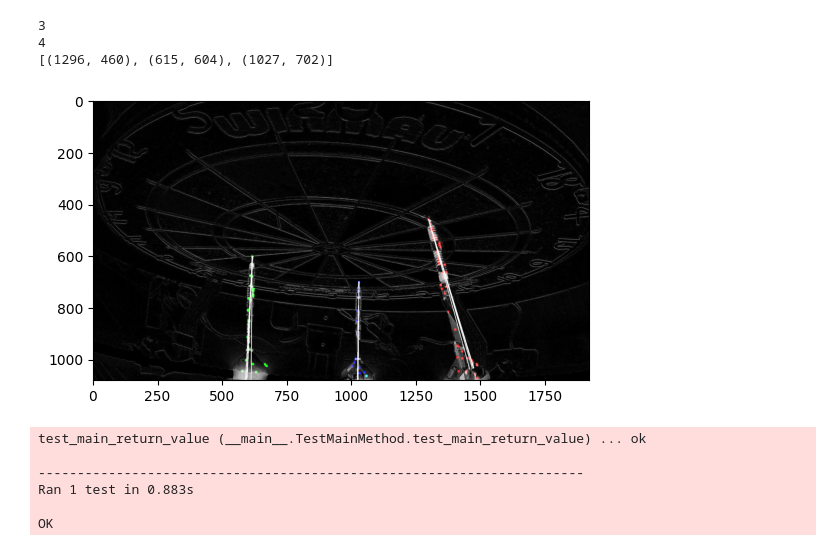
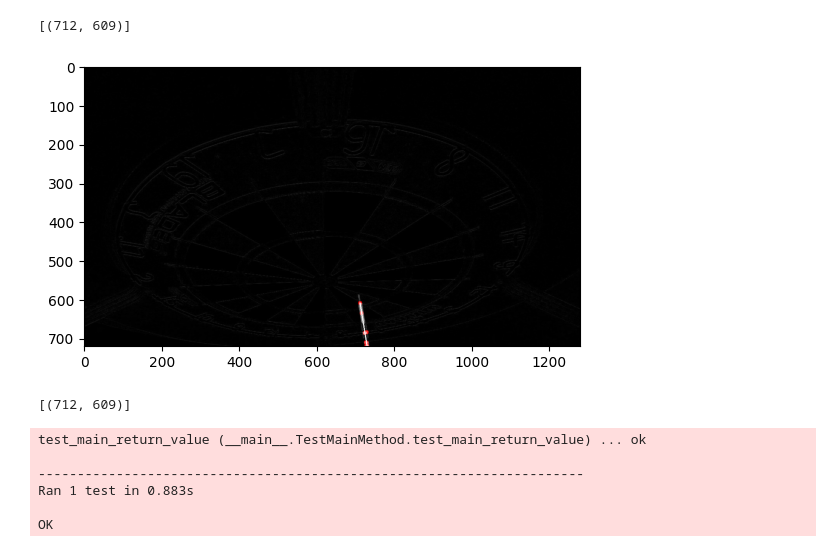
Before and after one commit to MobMonRob/automatedDartStudien, a Jupyter notebook: tracker/experiments/test.ipynb, the cells around one changed output. Drawn from its saved outputs; the diff is of its cells as text; code cells hidden in the pictures.

```diff
--- a/tracker/experiments/test.ipynb
+++ b/tracker/experiments/test.ipynb
@@ -21,7 +21,7 @@ def includedInCone(point, vertex, threshhold_quadratic_function):
     return False
 
 def brighten_image(image, factor):
-    if factor < 0 or factor > 255:
+    if factor < -1 or factor > 255:
         raise ValueError("Factor must be between 0 and 255.")
     brightened_image = image.astype(np.int16) + factor
     return np.clip(brightened_image, 0, 255).astype(np.uint8)
@@ -34,7 +34,7 @@ def enhance_contrast(image, factor):
     return np.clip(contrast_image, 0, 255).astype(np.uint8)
 
 def prepareMask(emptyFrame, dartFrame):
-    brightness_factor = 100
+    brightness_factor = 0
     empty_dartboard_bright = brighten_image(emptyFrame, brightness_factor)
     dartboard_with_darts_bright = brighten_image(dartFrame, brightness_factor)
 
@@ -197,13 +197,16 @@ def findDartPositions(groups):
 # %%
 #Print out the results of the functions
 def main(dartFrame, emptyFrame, printOut):
-    gray_dart = cv2.cvtColor(dartFrame, cv2.COLOR_BGR2GRAY)
-    gray_empty = cv2.cvtColor(emptyFrame, cv2.COLOR_BGR2GRAY)
+    dartFrameRotated = cv2.rotate(dartFrame, cv2.ROTATE_180)
+    emptyFrameRotated = cv2.rotate(emptyFrame, cv2.ROTATE_180)
+
+    gray_dart = cv2.cvtColor(dartFrameRotated, cv2.COLOR_BGR2GRAY)
+    gray_empty = cv2.cvtColor(emptyFrameRotated, cv2.COLOR_BGR2GRAY)
     difference = cv2.absdiff(gray_dart, gray_empty)
     difference = cv2.cvtColor(difference, cv2.COLOR_GRAY2BGR)
 
     #Build difference so only darts are left
-    mask1 = prepareMask(dartFrame, emptyFrame)
+    mask1 = prepareMask(emptyFrameRotated, dartFrameRotated)
 
     mask2 = np.zeros_like(mask1)
     #Find centroid points in mask, draw them into an empty mask, min area threshold removes ausreißer
@@ -211,8 +214,8 @@ def main(dartFrame, emptyFrame, printOut):
     for (cx, cy) in centroids:
         cv2.circle(mask2, (cx, cy), 5, (255, 0, 0), -1)
 
-    point_mask = np.zeros_like(dartFrame_og)
-    line_mask = np.zeros_like(dartFrame_og)
+    point_mask = np.zeros_like(dartFrame)
+    line_mask = np.zeros_like(dartFrame)
 
     groups, point_mask, line_mask = groupDots(centroids, point_mask, line_mask)
 
@@ -230,7 +233,7 @@ def main(dartFrame, emptyFrame, printOut):
         (0, 255, 255)
     ]
 
-    mask3 = np.zeros_like(dartFrame_og)
+    mask3 = np.zeros_like(dartFrame)
     for index, group in enumerate(groups):
         color = colors[index % len(colors)]
         for (cx, cy) in group:
@@ -255,7 +258,7 @@ def main(dartFrame, emptyFrame, printOut):
 dartFrame_og = cv2.imread('darts.jpg')
 emptyFrame_og = cv2.imread('empty.jpg')
 
-main(dartFrame_og, emptyFrame_og, True) #Funktioniert
+#main(dartFrame_og, emptyFrame_og, True) #Funktioniert
 
 dartFrame_top = cv2.imread('./images/dart_top.jpg')
 emptyFrame_top = cv2.imread('./images/empty_top.jpg')
@@ -268,37 +271,42 @@ emptyFrame_left = cv2.imread('./images/empty_left.jpg')
 #main(dartFrame_left, emptyFrame_left, True)
 
 dartFrame_right = cv2.imread('./images/dart_right.jpg')
 emptyFrame_right = cv2.imread('./images/empty_right.jpg')
 
 #main(dartFrame_right, emptyFrame_right, True)
 
 dartFrame_gemein_right = cv2.imread('./images/gemein_right.jpg')
 dartFrame_gemein_left = cv2.imread('./images/gemein_left.jpg')
 dartFrame_gemein_top = cv2.imread('./images/gemein_top.jpg')
 
 #main(dartFrame_gemein_top, emptyFrame_top, True)
 #main(dartFrame_gemein_right, emptyFrame_right, True)
 #main(dartFrame_gemein_left, emptyFrame_left, True)
 
 dartFrame_gemein2_right = cv2.imread('./images/2/darts_right.jpg')
 emptyFrame_gemein2_right = cv2.imread('./images/2/empty_right.jpg')
 
 #main(dartFrame_gemein2_right, emptyFrame_gemein2_right, True)
 
 dartFrame_gemein2_left = cv2.imread('./images/2/darts_left.jpg')
 emptyFrame_gemein2_left = cv2.imread('./images/2/empty_left.jpg')
 
 #main(dartFrame_gemein2_left, emptyFrame_gemein2_left, True)
 
 dartFrame_gemein2_right = cv2.imread('./images/2/darts_top.jpg')
 emptyFrame_gemein2_right = cv2.imread('./images/2/empty_top.jpg')
 
 #main(dartFrame_gemein2_right, emptyFrame_gemein2_right, True)
+
+#New Cams
+dartFrame_New = cv2.imread('./images_new/leftDarts.jpg')
+emptyFrame_New = cv2.imread('./images_new/leftEmpty.jpg')
+
+main(dartFrame_New, emptyFrame_New, True)
 # %% [output]
-3
-4
-[(1296, 460), (615, 604), (1027, 702)]
+[(712, 609)]
-[figure, old version]
+[figure, new version]
+[(712, 609)]
 # %%
 import unittest
 
```
Also changed, not shown: 13 other files.
